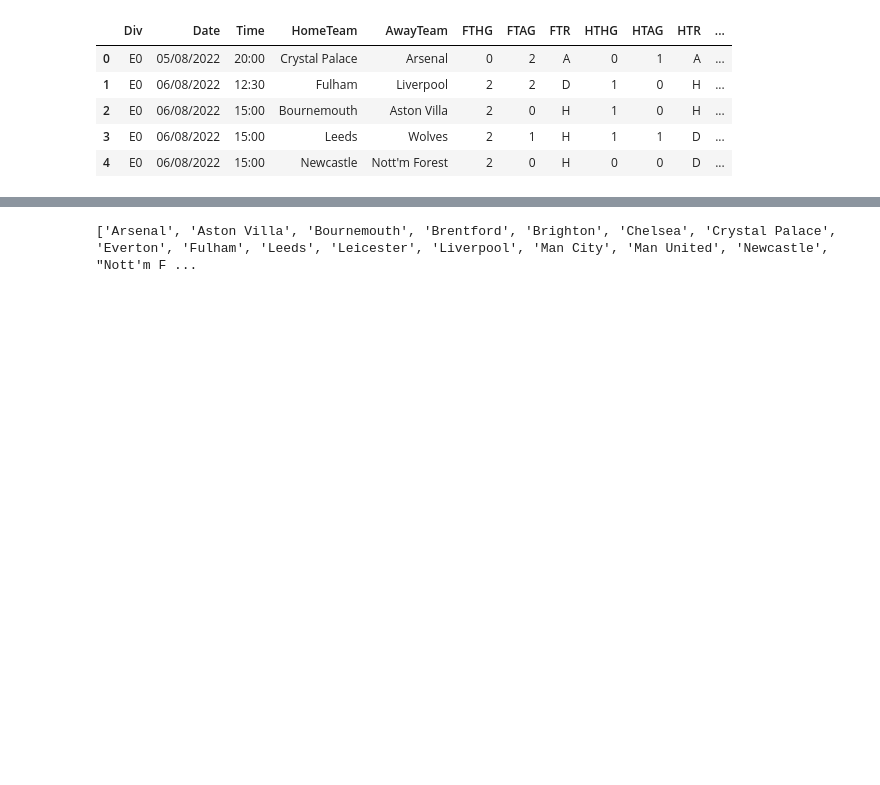
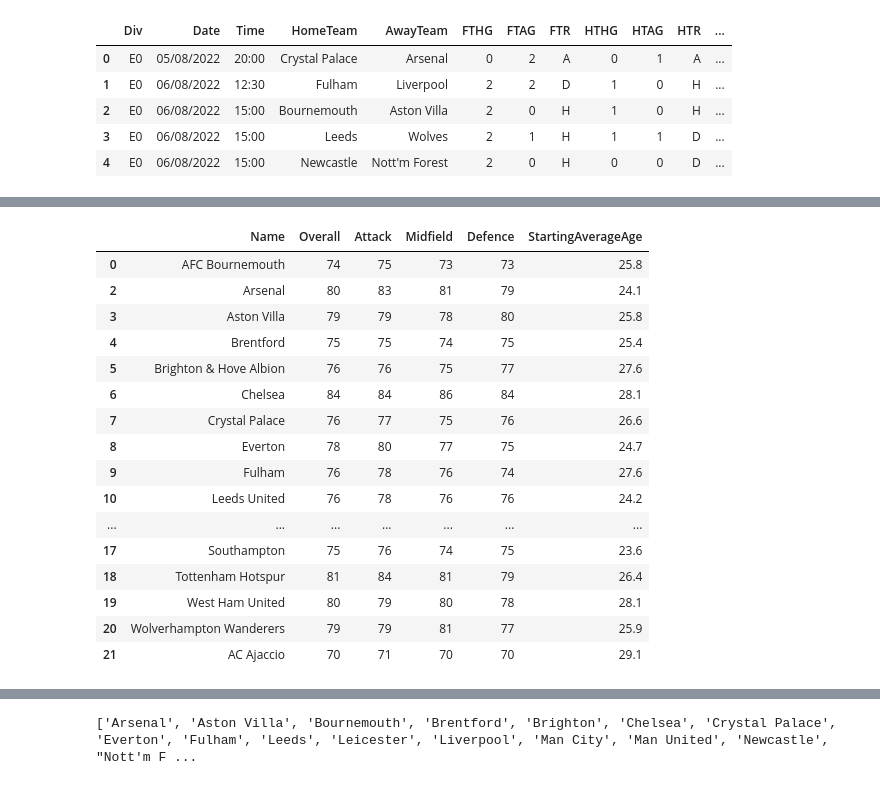
Before and after one commit to jeffreyreeve/capstone-premier-league-predictor, a Jupyter notebook: notebooks/data_prep.ipynb, the cells around one changed output, grey strips where cells are left out. Saved outputs shown, nothing was run; the diff lists cells and outputs as text; code cells hidden in the pictures; blank space fills up the shorter version.

```diff
--- a/notebooks/data_prep.ipynb
+++ b/notebooks/data_prep.ipynb
@@ -17,0 +84,4 @@ season23.head()
+# %%
+pd.set_option('display.max_columns', None)
+teams2 = pd.read_csv('../data/teams_fifa23.csv')
+teams2.head()
@@ -17,0 +95,3 @@ season23.head()
+# %%
+teams2 = teams2.drop(['ID', 'League', 'LeagueId', 'TransferBudget', 'DomesticPrestige', 'IntPrestige', 'Players'], axis=1)
+teams2
@@ -17,0 +112,3 @@ season23.head()
+# %%
+teams2 = teams2.drop(['AllTeamAverageAge'], axis=1)
+teams2
@@ -17,0 +129,3 @@ season23.head()
+# %%
+teams2 = teams2.drop(labels=[1], axis=0)
+teams2
@@ -17,0 +146,21 @@ season23.head()
+# %%
+teams2 = teams2.truncate(after=21)
+teams2.head(22)
+# %% [output]
+|  | Name | Overall | Attack | Midfield | Defence | StartingAverageAge |
+| 0 | AFC Bournemouth | 74 | 75 | 73 | 73 | 25.8 |
+| 2 | Arsenal | 80 | 83 | 81 | 79 | 24.1 |
+| 3 | Aston Villa | 79 | 79 | 78 | 80 | 25.8 |
+| 4 | Brentford | 75 | 75 | 74 | 75 | 25.4 |
+| 5 | Brighton & Hove Albion | 76 | 76 | 75 | 77 | 27.6 |
+| 6 | Chelsea | 84 | 84 | 86 | 84 | 28.1 |
+| 7 | Crystal Palace | 76 | 77 | 75 | 76 | 26.6 |
+| 8 | Everton | 78 | 80 | 77 | 75 | 24.7 |
+| 9 | Fulham | 76 | 78 | 76 | 74 | 27.6 |
+| 10 | Leeds United | 76 | 78 | 76 | 76 | 24.2 |
+| ... | ... | ... | ... | ... | ... | ... |
+| 17 | Southampton | 75 | 76 | 74 | 75 | 23.6 |
+| 18 | Tottenham Hotspur | 81 | 84 | 81 | 79 | 26.4 |
+| 19 | West Ham United | 80 | 79 | 80 | 78 | 28.1 |
+| 20 | Wolverhampton Wanderers | 79 | 79 | 81 | 77 | 25.9 |
+| 21 | AC Ajaccio | 70 | 71 | 70 | 70 | 29.1 |
```
Also changed, not shown: parts of 11 cells of this notebook.
